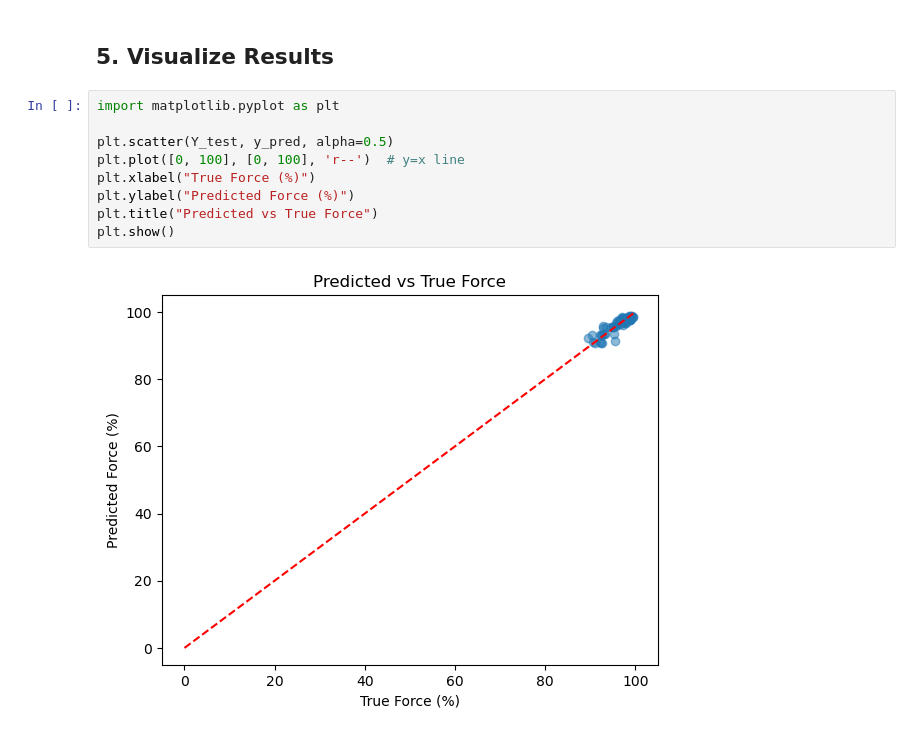
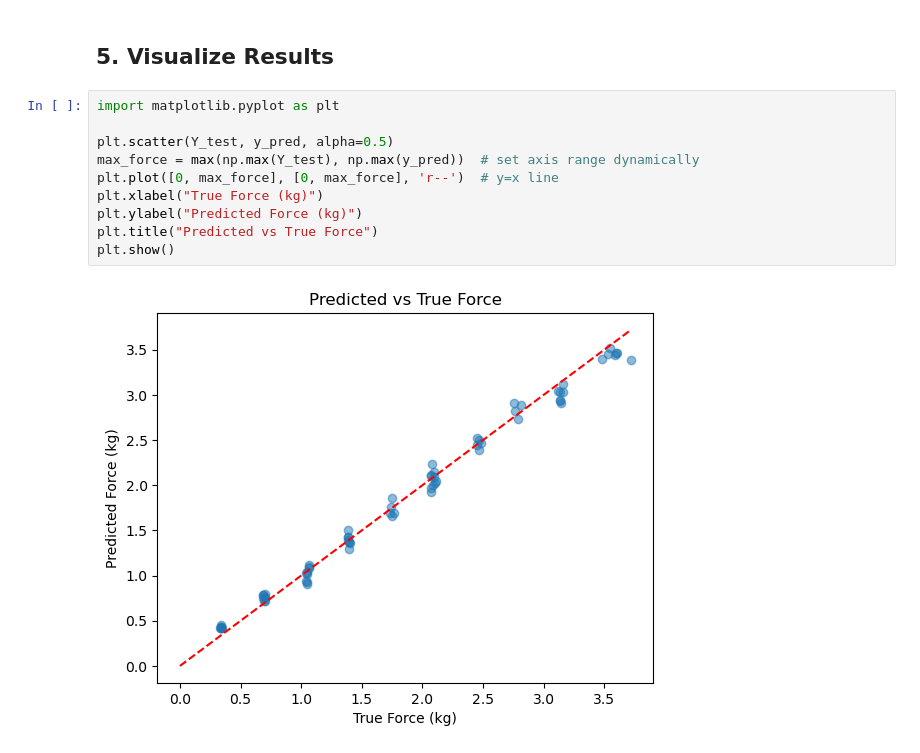
Before and after one commit to rashen305/intro_xr_emg_project, a Jupyter notebook: ml/train_svc.ipynb, the cells around one changed output. Cells and saved outputs as stored; diff of their text form.

```diff
--- a/ml/train_svc.ipynb
+++ b/ml/train_svc.ipynb
@@ -165,11 +165,12 @@ Regression model saved to weights/svr_force_model.pkl
 # %%
 import matplotlib.pyplot as plt
 
 plt.scatter(Y_test, y_pred, alpha=0.5)
-plt.plot([0, 100], [0, 100], 'r--')  # y=x line
-plt.xlabel("True Force (%)")
-plt.ylabel("Predicted Force (%)")
+max_force = max(np.max(Y_test), np.max(y_pred))  # set axis range dynamically
+plt.plot([0, max_force], [0, max_force], 'r--')  # y=x line
+plt.xlabel("True Force (kg)")
+plt.ylabel("Predicted Force (kg)")
 plt.title("Predicted vs True Force")
 plt.show()
 # %% [output]
-[figure, old version]
+[figure, new version]
```
Also changed, not shown: parts of 2 cells of this notebook.
